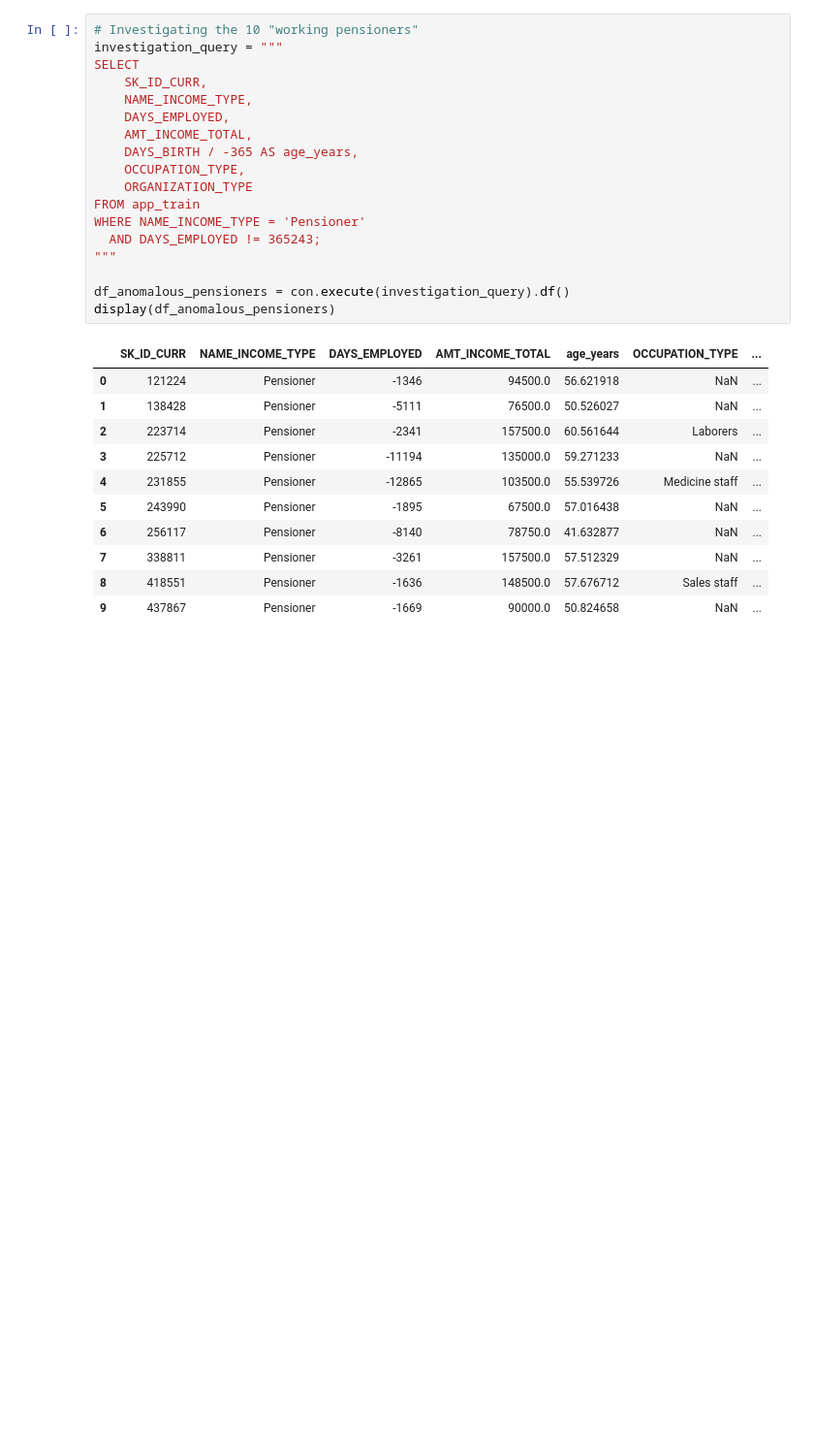
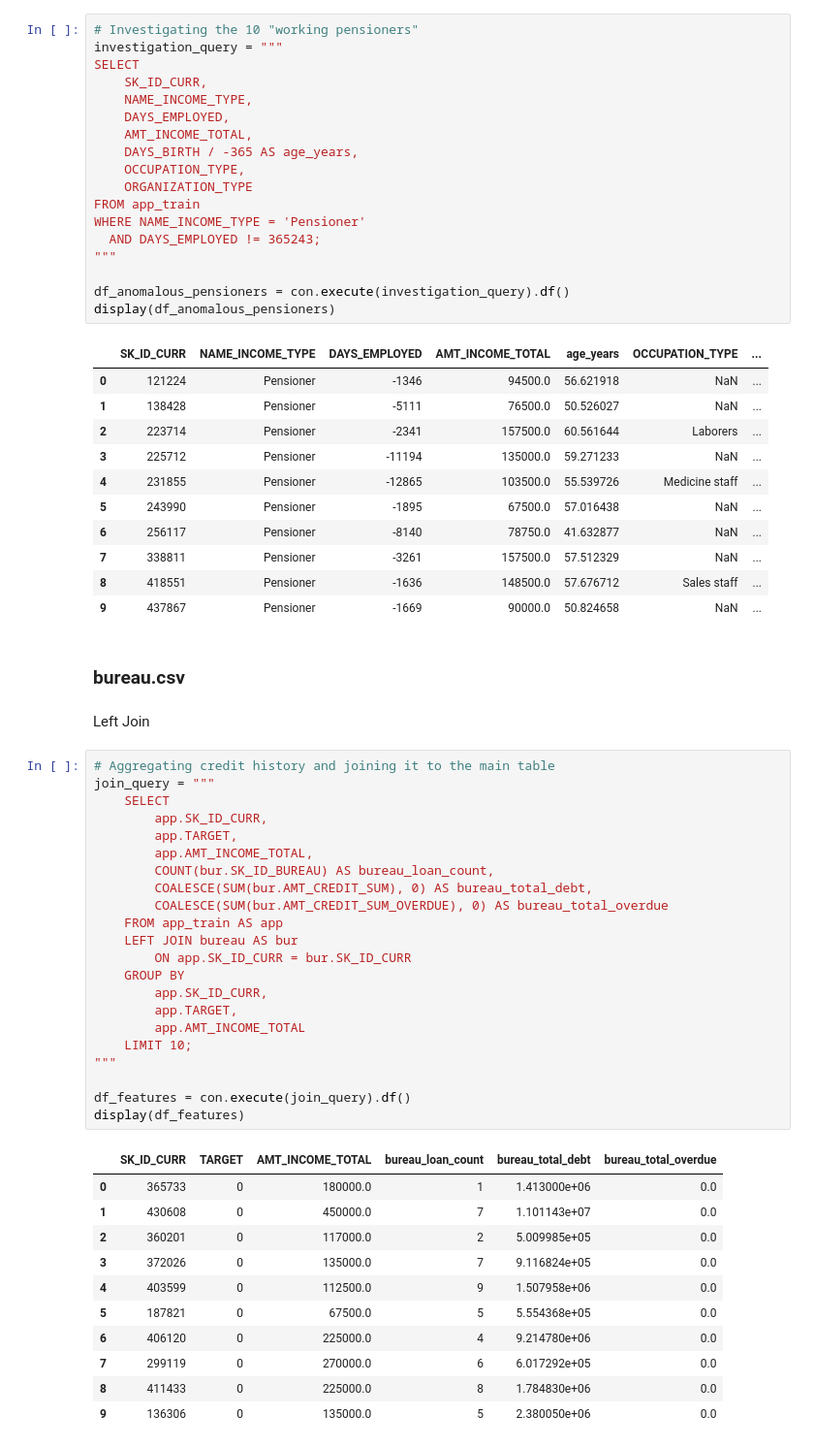
Before and after one commit to dimitrimovila/credit_risk_model, a Jupyter notebook: 01_eda_and_sql.ipynb, the cells around one changed output. Shown at 97% size. Cells and saved outputs as stored; diff of their text form; blank space fills up the shorter version.

```diff
--- a/01_eda_and_sql.ipynb
+++ b/01_eda_and_sql.ipynb
@@ -502,3 +502,41 @@ display(df_anomalous_pensioners)
 | 7 | 338811 | Pensioner | -3261 | 157500.0 | 57.512329 | NaN | ... |
 | 8 | 418551 | Pensioner | -1636 | 148500.0 | 57.676712 | Sales staff | ... |
 | 9 | 437867 | Pensioner | -1669 | 90000.0 | 50.824658 | NaN | ... |
+# %% [markdown]
+### bureau.csv
+# %% [markdown]
+Left Join
+# %%
+# Aggregating credit history and joining it to the main table
+join_query = """
+    SELECT
+        app.SK_ID_CURR,
+        app.TARGET,
+        app.AMT_INCOME_TOTAL,
+        COUNT(bur.SK_ID_BUREAU) AS bureau_loan_count,
+        COALESCE(SUM(bur.AMT_CREDIT_SUM), 0) AS bureau_total_debt,
+        COALESCE(SUM(bur.AMT_CREDIT_SUM_OVERDUE), 0) AS bureau_total_overdue
+    FROM app_train AS app
+    LEFT JOIN bureau AS bur
+        ON app.SK_ID_CURR = bur.SK_ID_CURR
+    GROUP BY
+        app.SK_ID_CURR,
+        app.TARGET,
+        app.AMT_INCOME_TOTAL
+    LIMIT 10;
+"""
+
+df_features = con.execute(join_query).df()
+display(df_features)
+# %% [output]
+|  | SK_ID_CURR | TARGET | AMT_INCOME_TOTAL | bureau_loan_count | bureau_total_debt | bureau_total_overdue |
+| 0 | 365733 | 0 | 180000.0 | 1 | 1.413000e+06 | 0.0 |
+| 1 | 430608 | 0 | 450000.0 | 7 | 1.101143e+07 | 0.0 |
+| 2 | 360201 | 0 | 117000.0 | 2 | 5.009985e+05 | 0.0 |
+| 3 | 372026 | 0 | 135000.0 | 7 | 9.116824e+05 | 0.0 |
+| 4 | 403599 | 0 | 112500.0 | 9 | 1.507958e+06 | 0.0 |
+| 5 | 187821 | 0 | 67500.0 | 5 | 5.554368e+05 | 0.0 |
+| 6 | 406120 | 0 | 225000.0 | 4 | 9.214780e+06 | 0.0 |
+| 7 | 299119 | 0 | 270000.0 | 6 | 6.017292e+05 | 0.0 |
+| 8 | 411433 | 0 | 225000.0 | 8 | 1.784830e+06 | 0.0 |
+| 9 | 136306 | 0 | 135000.0 | 5 | 2.380050e+06 | 0.0 |
```
Also changed, not shown: parts of 19 cells of this notebook.
